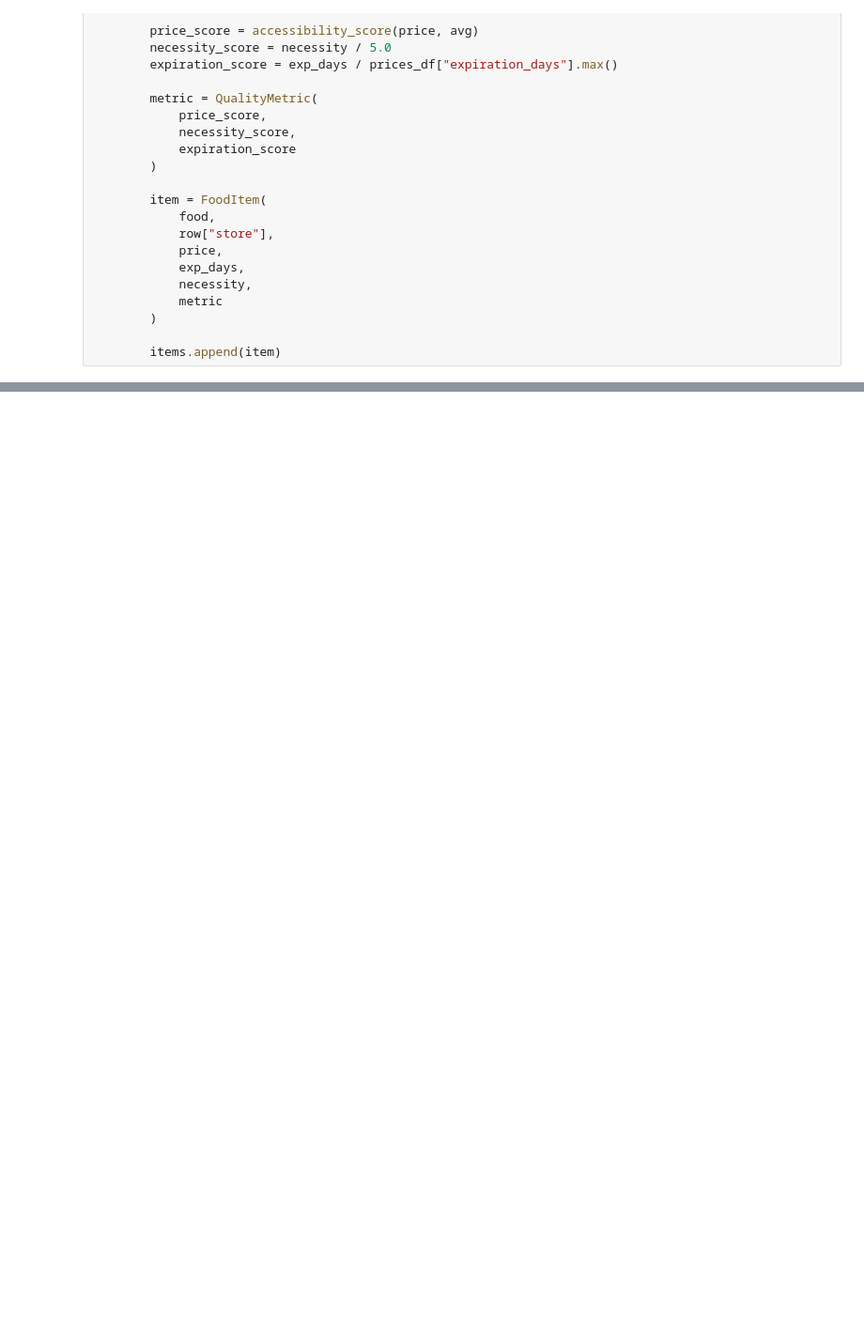
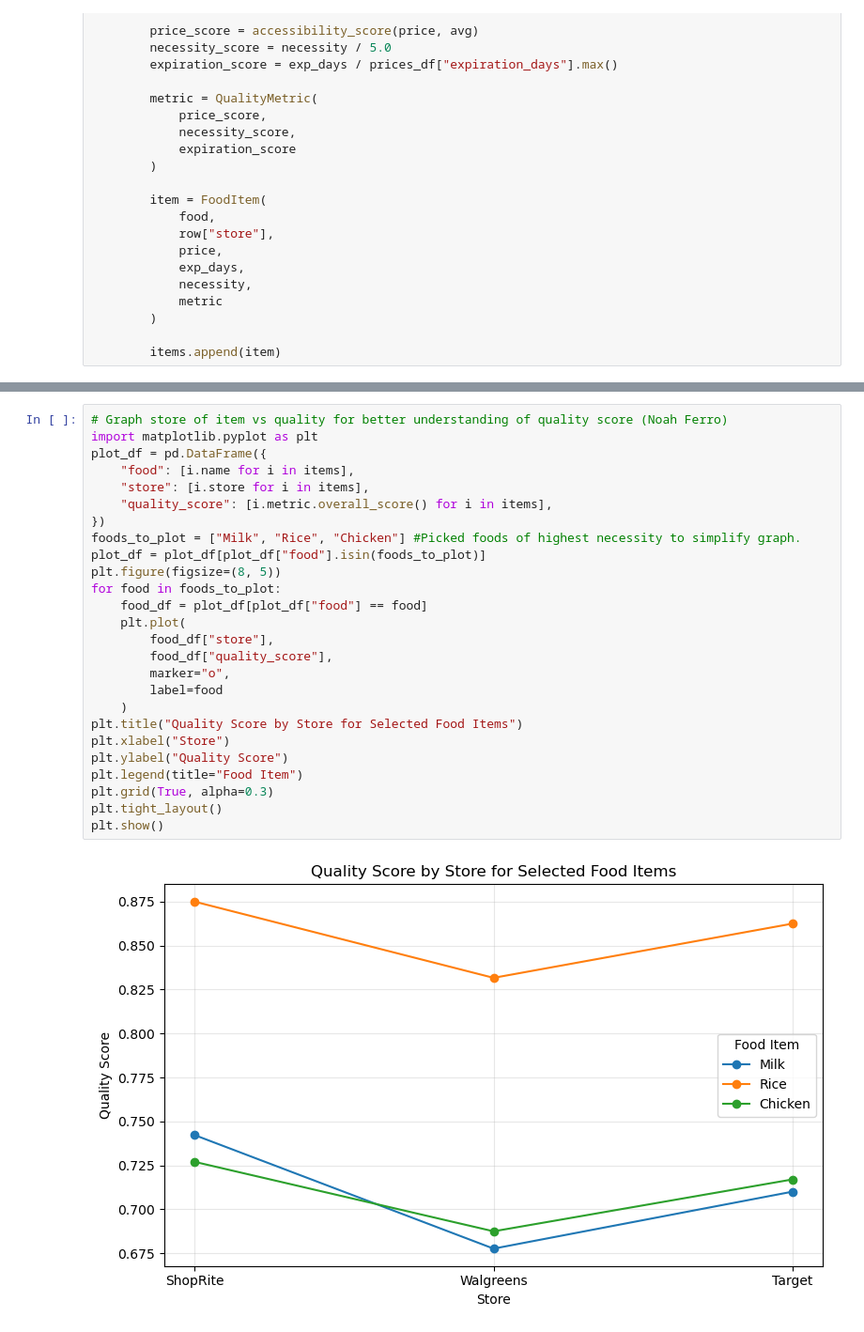
Before and after one commit to mlyulko145/AAI-CPE-EE-551-Matthew-Lyulko-and-Noah-Ferro-Final-Project, a Jupyter notebook: notebook/finalprojectmain.ipynb, the cells around one changed output, grey strips where cells are left out. Shown: that part at 94% size. Cells and saved outputs as stored; diff of their text form; blank space fills up the shorter version.

```diff
--- a/notebook/finalprojectmain.ipynb
+++ b/notebook/finalprojectmain.ipynb
@@ -147,0 +280,28 @@ plt.show()
+# %%
+# Graph store of item vs quality for better understanding of quality score (Noah Ferro)
+import matplotlib.pyplot as plt
+plot_df = pd.DataFrame({
+    "food": [i.name for i in items],
+    "store": [i.store for i in items],
+    "quality_score": [i.metric.overall_score() for i in items],
+})
+foods_to_plot = ["Milk", "Rice", "Chicken"] #Picked foods of highest necessity to simplify graph.
+plot_df = plot_df[plot_df["food"].isin(foods_to_plot)]
+plt.figure(figsize=(8, 5))
+for food in foods_to_plot:
+    food_df = plot_df[plot_df["food"] == food]
+    plt.plot(
+        food_df["store"],
+        food_df["quality_score"],
+        marker="o",
+        label=food
+    )
+plt.title("Quality Score by Store for Selected Food Items")
+plt.xlabel("Store")
+plt.ylabel("Quality Score")
+plt.legend(title="Food Item")
+plt.grid(True, alpha=0.3)
+plt.tight_layout()
+plt.show()
+# %% [output]
+[figure, added]
```
Also changed, not shown: parts of 17 cells of this notebook.
